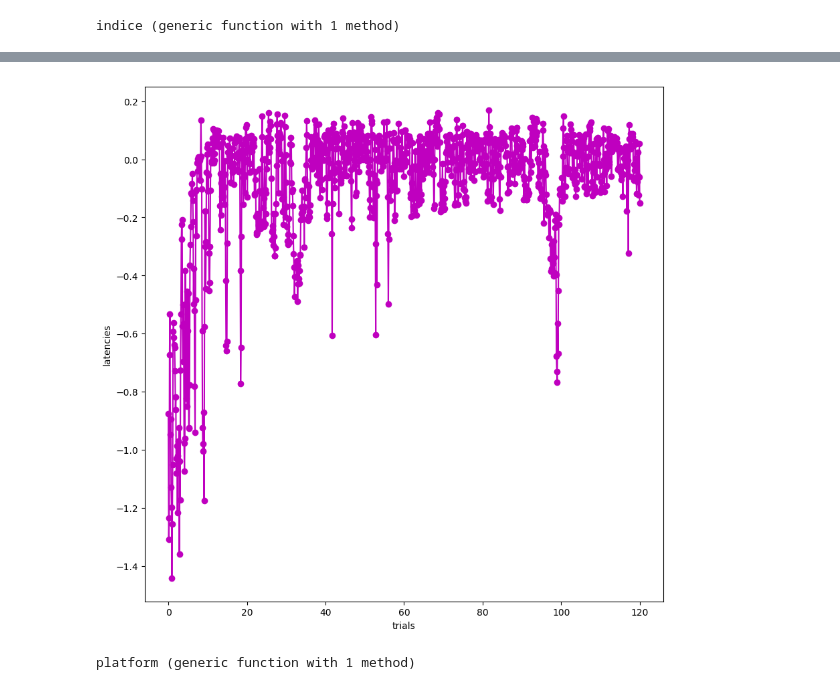
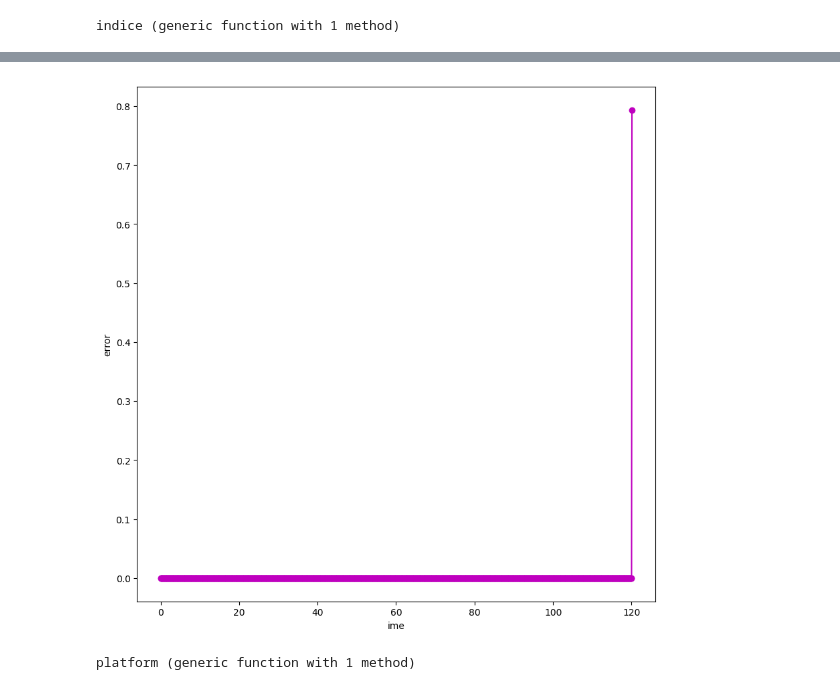
Before and after one commit to charlinetess/Morris-Watermaze-FosterDayanMorris-Paper, a Jupyter notebook: DMP.ipynb, the cells around one changed output, grey strips where cells are left out. Drawn from its saved outputs; the diff is of its cells as text; code cells hidden in the pictures.

```diff
--- a/DMP.ipynb
+++ b/DMP.ipynb
@@ -150,29 +150,26 @@ indice (generic function with 1 method)
 ###################################################################################
 
 # Creating the circle and the place cells:
-center=[0,0];
 R= 100; # Radius of the circle in cm
-r=5;# Radius of the platform  in cm
+r=5; # Radius of the platform  in cm
 radiussearchpref=20; # radius of the area in which we calculate searchpreference
 
 # Motion characteristic
-dt=0.1; # timestep in s
 speed=30; # speed of the rat in cm.s-1
 # Different possible directions
-angles=[-3*pi/4, -2*pi/4, -pi/4, 0, pi/4, 2*pi/4, 3*pi/4, pi];
+angles=[pi/2, pi/4,0,7*pi/4, 3*pi/2,5*pi/4,pi,3*pi/4];
 
 
 # Trial characteristic :
 T=120; # maximal duration of a trial in seconds
-DeltaT=15; # Interval between trials in seconds
+dt=0.1; # timestep in s
+
 
 # Place cells
 N=493; # number of place cells
 Xplacecell=sunflower(N,R,2)[:,1]; # absciss place cells
 Yplacecell=sunflower(N,R,2)[:,2]; # y place cells
-
-
-σ=0.30*100; # variability of place cell activity, in centimeters
+σ=0.30*100; # width of place cell fields, in centimeters
 
 
 # Action cells :
@@ -190,18 +187,19 @@ Ystart=[0,0.95,0,-0.95].*R;
 # Define number of rats, number of days and numbers of trials per day
 numberofdays=1;
 numberofrats=1;
-numberoftrials=70;
+numberoftrials=20;
+
+times=collect(0:dt:T+dt);
 # %%
-# Parameters that regulate the choice between former angle and new angle
-α=1/2;
-β=1/2;
+# Parameter that regulate the choice between former angle and new angle
+momentum=1.0;
 
 
 
 # Learning variables :
 γ=0.98; # Discount factor.  they dont precise the value
-Z=0.1; # learning parameter for the weights between action cells and place cells
-W=0.01; # learning parameter for the weights between critic and place cells
+Z=0.9; # actor learning rate
+W=0.9; # critic learning rate
 # %%
 #########################################################################
 #############          LOOP       1   EXPERIMENT FOR 1 DAY 1 RAT   ######################
@@ -539,33 +518,33 @@ experiment
 # %%
 ####### PLOT errors OF 1 RAT #######
 
 
 # chose rat
 indexrat=1;
 # chose Day
 indexday= 1;
 # chose trial
-indextrial=8;
+indextrial=20;
 
 # Plot latency
 latencierat=[rats.experiment[1].day[div(k+numberoftrials-1,numberoftrials)].trial[rem(numberoftrials-1+k,numberoftrials)+1].Latency for k in 1:numberoftrials*numberofdays ]
 using PyPlot
 ioff()
 fig = figure("Test plot latencies rat $(indexrat)",figsize=(10,10))
 ax = fig[:add_subplot](1,1,1)
 
-xlabel("trials")
-ylabel("latencies")
+xlabel("ime")
+ylabel("error")
 
 
 plot(0:dt:rats.experiment[indexrat].day[indexday].trial[indextrial].Latency, rats.experiment[indexrat].day[indexday].trial[indextrial].Error, marker="o",linestyle="-",color="m")
 
 show()
 
 #using Images
 #save("/Users/pmxct2/Documents/FosterDayanMorris/latency_rats$(indexrat)_parameters$(rats.parameters).eps",fig)
 # %% [output]
-[figure, old version]
+[figure, new version]
 # %%
 # Computing positions of the dots of the platform
 # column 1 gives the x of the first quarter of the dots of the platform
```
Also changed, not shown: parts of 11 cells of this notebook.
